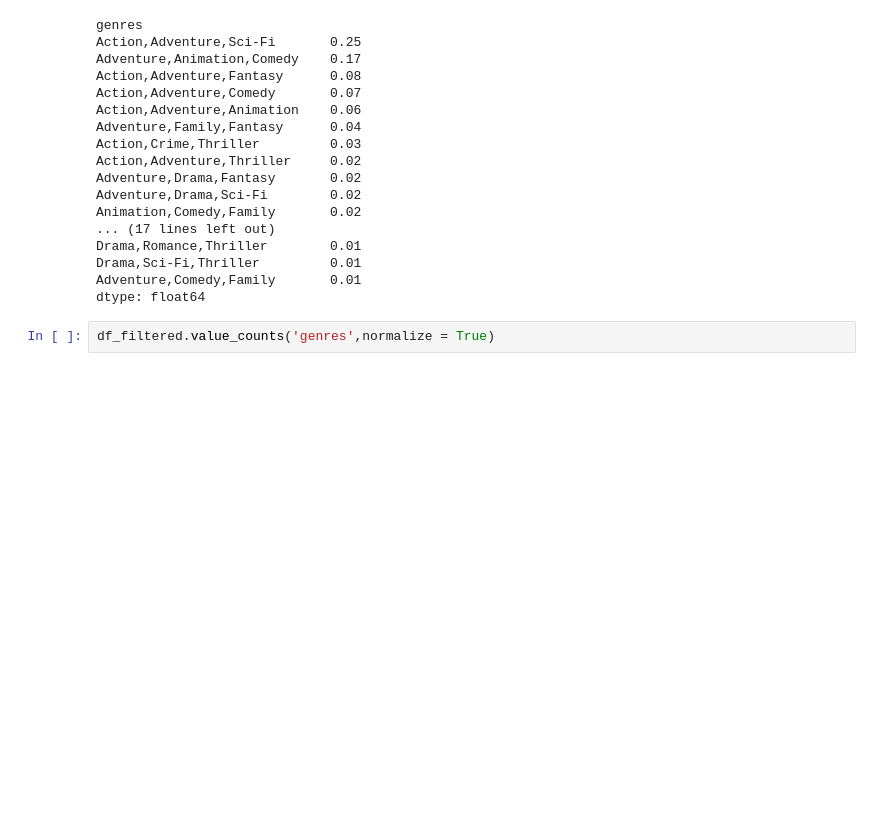
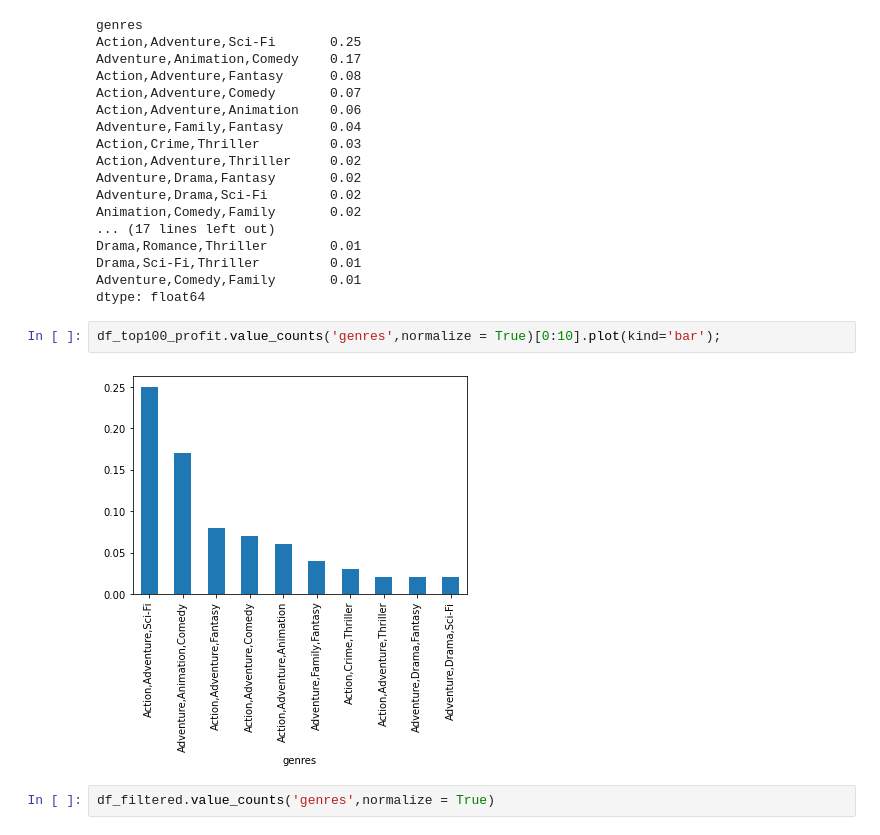
Before and after one commit to jnahra/dsc-phase-1-project, a Jupyter notebook: john with master data seat cleaned final.ipynb, the cells around one changed output. Drawn from its saved outputs; the diff is of its cells as text; blank space fills up the shorter version.

Commit message:
compared characteristics by profitable and unprofitable firms. also looked at most common genres in top 100

```diff
--- a/john with master data seat cleaned final.ipynb
+++ b/john with master data seat cleaned final.ipynb
@@ -280,6 +280,10 @@ Drama,Romance,Thriller        0.01
 Drama,Sci-Fi,Thriller         0.01
 Adventure,Comedy,Family       0.01
 dtype: float64
+# %%
+df_top100_profit.value_counts('genres',normalize = True)[0:10].plot(kind='bar');
+# %% [output]
+[figure, added]
 # %%
 df_filtered.value_counts('genres',normalize = True)
 # %% [output]
```
Also changed, not shown: parts of 10 cells of this notebook.
